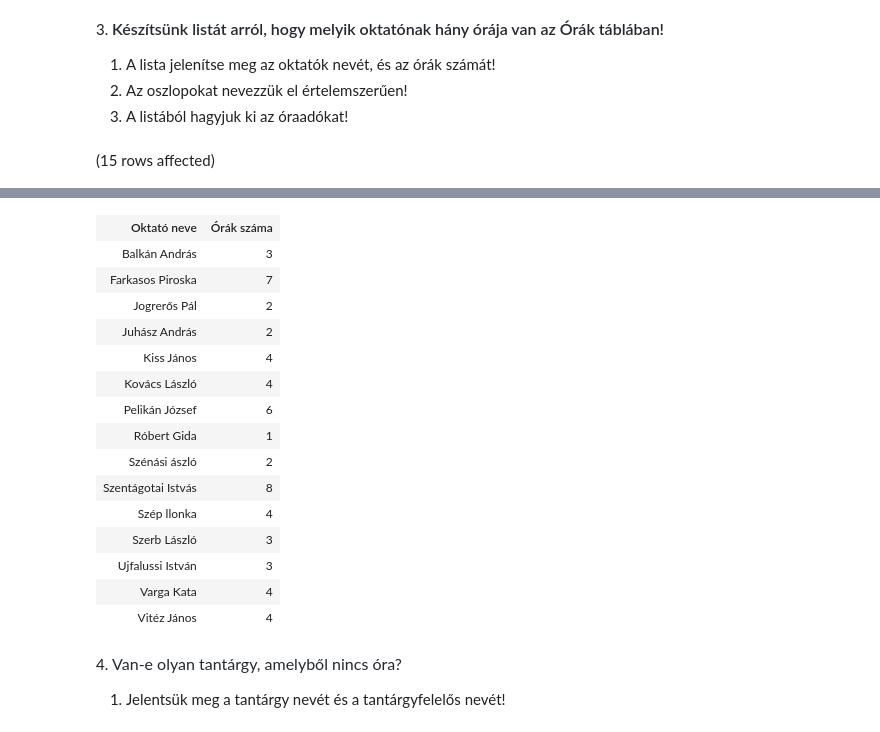
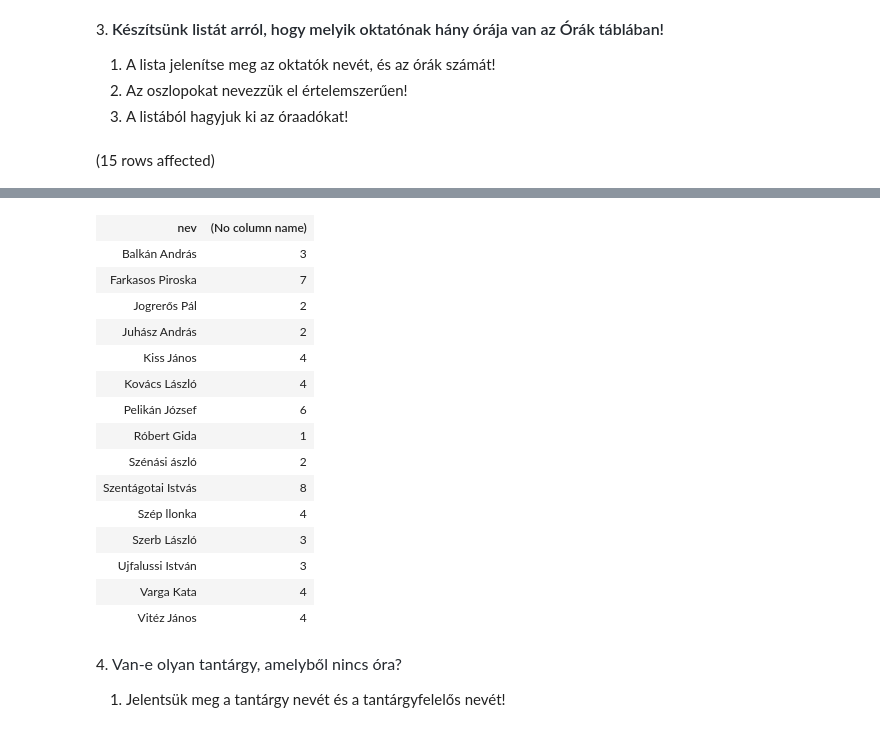
Before and after one commit to Botond1/Adatbazis, a Jupyter notebook: gyakorlat03_feladatok.ipynb, the cells around one changed output, grey strips where cells are left out. Drawn from its saved outputs; the diff is of its cells as text; code cells hidden in the pictures.

```diff
--- a/gyakorlat03_feladatok.ipynb
+++ b/gyakorlat03_feladatok.ipynb
@@ -57,12 +55,10 @@ Total execution time: 00:00:00.007
 2. Az oszlopokat nevezzük el értelemszerűen!
 3. A listából hagyjuk ki az óraadókat!
 # %%
-SELECT okt.nev AS 'Oktató neve',
-       COUNT(*) AS 'Órák száma'
---FROM Oktatok ok Join Orak o On ok.oktato_id = o.tanar
-FROM Orak o JOIN Oktatok okt On o.tanar = okt.oktato_id
-            JOIN Beosztasok b ON okt.beosztás = b.beosztas_id
-WHERE b.beosztasnev <> 'óraadó' --nem okt. hanem b.!!!
-GROUP BY okt.nev
+SELECT ok.nev, COUNT(o.ora_id)
+FROM Orak o JOIN Oktatok ok ON o.tanar = ok.oktato_id
+            JOIN Beosztasok b ON ok.beosztás = b.beosztas_id
+WHERE b.beosztasnev <> 'óraadó'
+GROUP BY ok.nev
 # %% [output]
 (15 rows affected)
@@ -70,4 +66,4 @@ Total execution time: 00:00:00.006
-| Oktató neve | Órák száma |
+| nev | (No column name) |
 | Balkán András | 3 |
 | Farkasos Piroska | 7 |
 | Jogrerős Pál | 2 |
```
Also changed, not shown: parts of 16 cells of this notebook.
